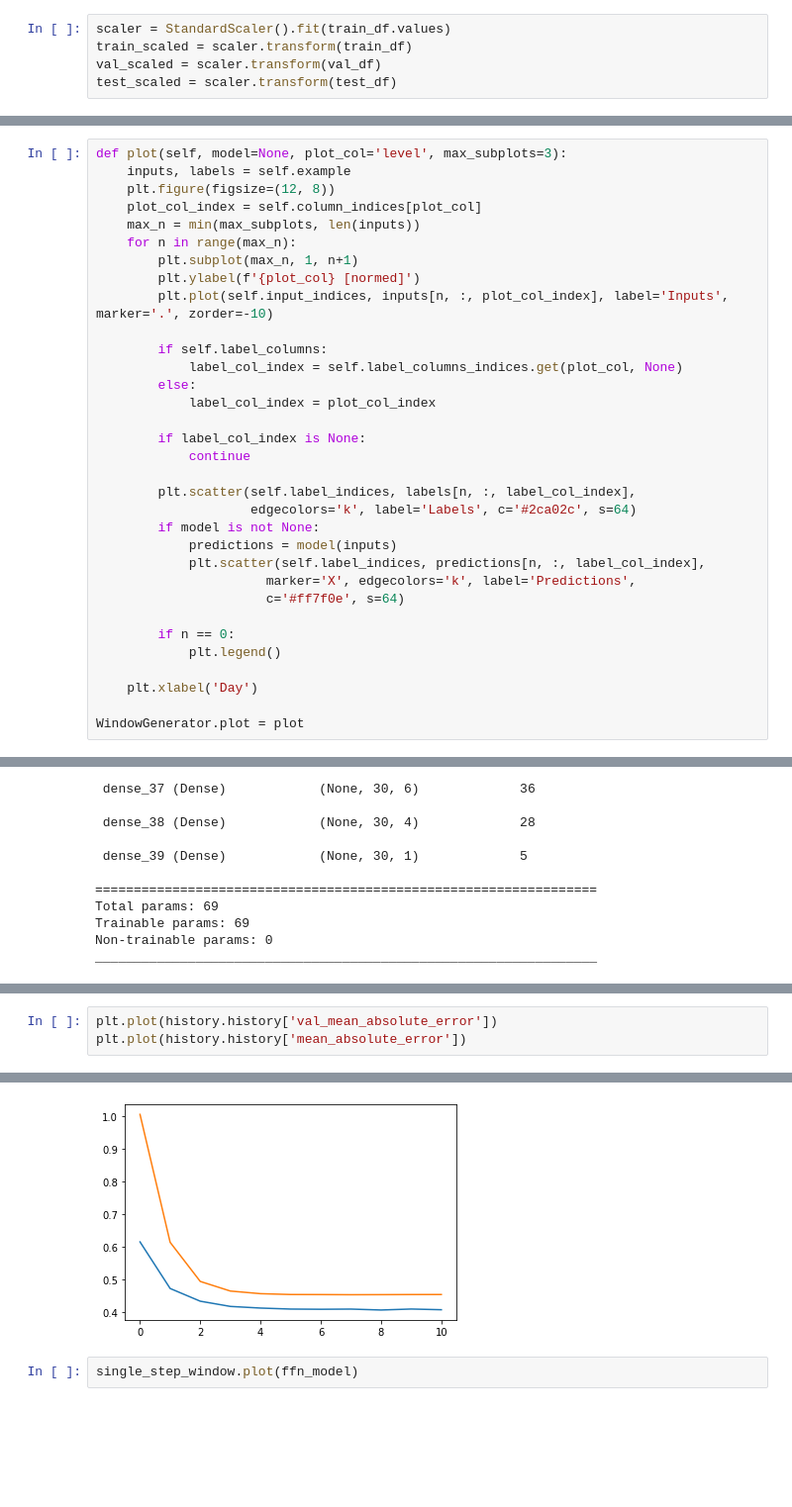
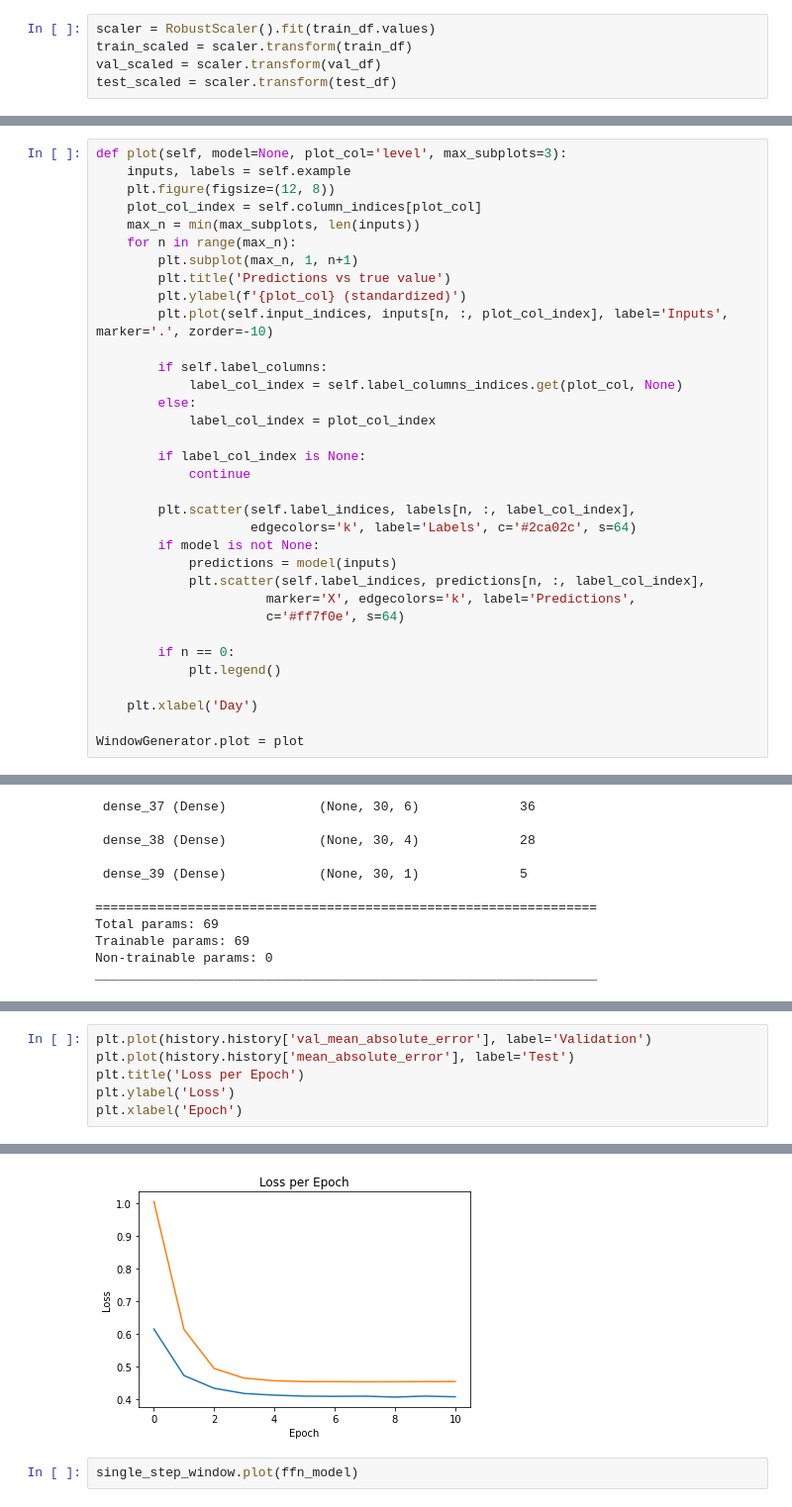
Before and after one commit to AJWarnke/datascienceml2022, a Jupyter notebook: network-DWD.ipynb, the cells around one changed output, grey strips where cells are left out. Shown at 99% size. Saved outputs shown, nothing was run; the diff lists cells and outputs as text; blank space fills up the shorter version.

```diff
--- a/network-DWD.ipynb
+++ b/network-DWD.ipynb
@@ -634,5 +640,5 @@ Since there are many outliers, we use the RobustScaler instead of the StandardSc
 # %%
-scaler = StandardScaler().fit(train_df.values)
+scaler = RobustScaler().fit(train_df.values)
 train_scaled = scaler.transform(train_df)
 val_scaled = scaler.transform(val_df)
 test_scaled = scaler.transform(test_df)
@@ -769,7 +781,8 @@ def plot(self, model=None, plot_col='level', max_subplots=3):
     max_n = min(max_subplots, len(inputs))
     for n in range(max_n):
         plt.subplot(max_n, 1, n+1)
-        plt.ylabel(f'{plot_col} [normed]')
+        plt.title('Predictions vs true value')
+        plt.ylabel(f'{plot_col} (standardized)')
         plt.plot(self.input_indices, inputs[n, :, plot_col_index], label='Inputs', marker='.', zorder=-10)
 
         if self.label_columns:
@@ -1022,4 +1047,7 @@ dict_keys(['loss', 'mean_absolute_error', 'val_loss', 'val_mean_absolute_error']
 # %%
-plt.plot(history.history['val_mean_absolute_error'])
-plt.plot(history.history['mean_absolute_error'])
+plt.plot(history.history['val_mean_absolute_error'], label='Validation')
+plt.plot(history.history['mean_absolute_error'], label='Test')
+plt.title('Loss per Epoch')
+plt.ylabel('Loss')
+plt.xlabel('Epoch')
 # %% [output]
@@ -1027,4 +1055,4 @@ plt.plot(history.history['mean_absolute_error'])
-[figure, old version]
+[figure, new version]
 # %%
 single_step_window.plot(ffn_model)
 # %% [output]
```
Also changed, not shown: parts of 29 cells of this notebook.
